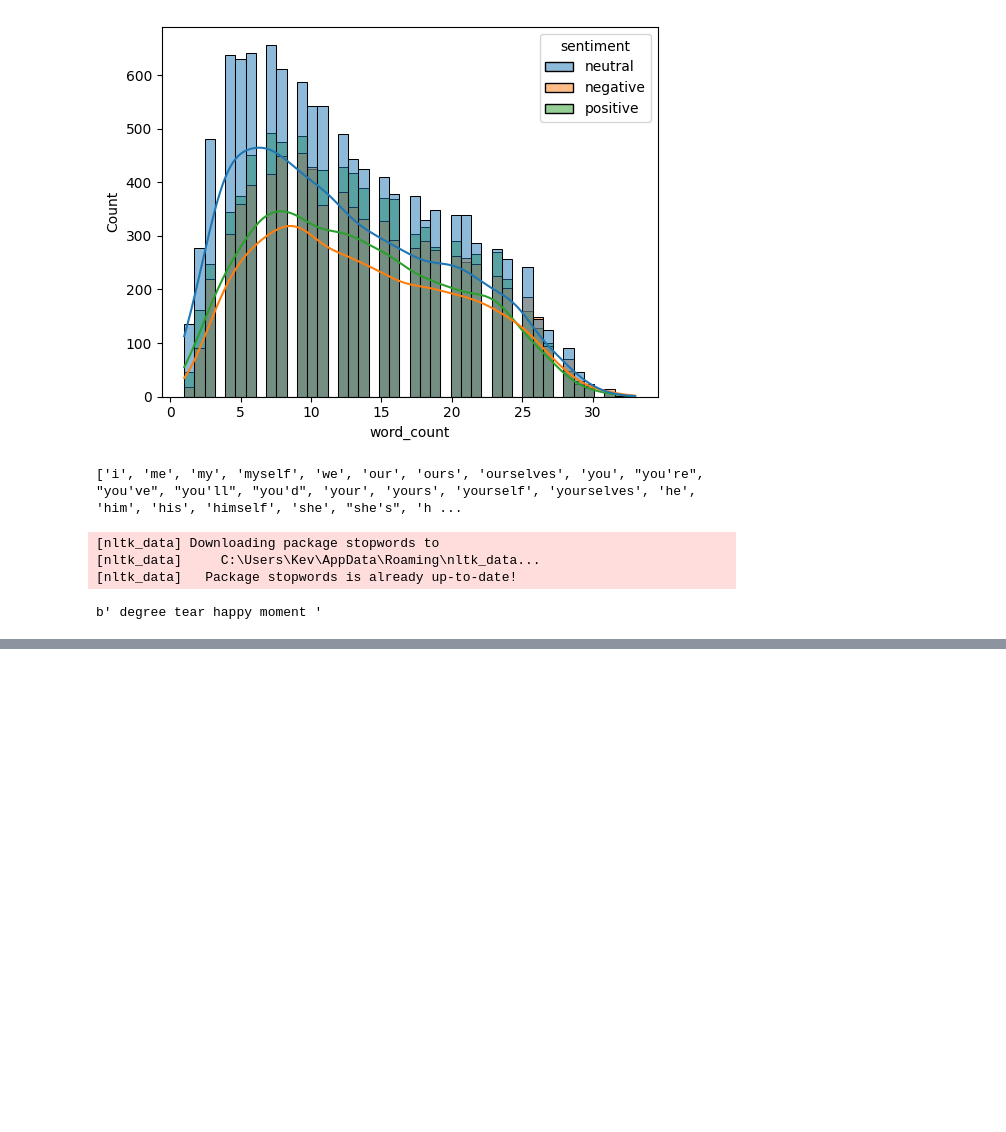
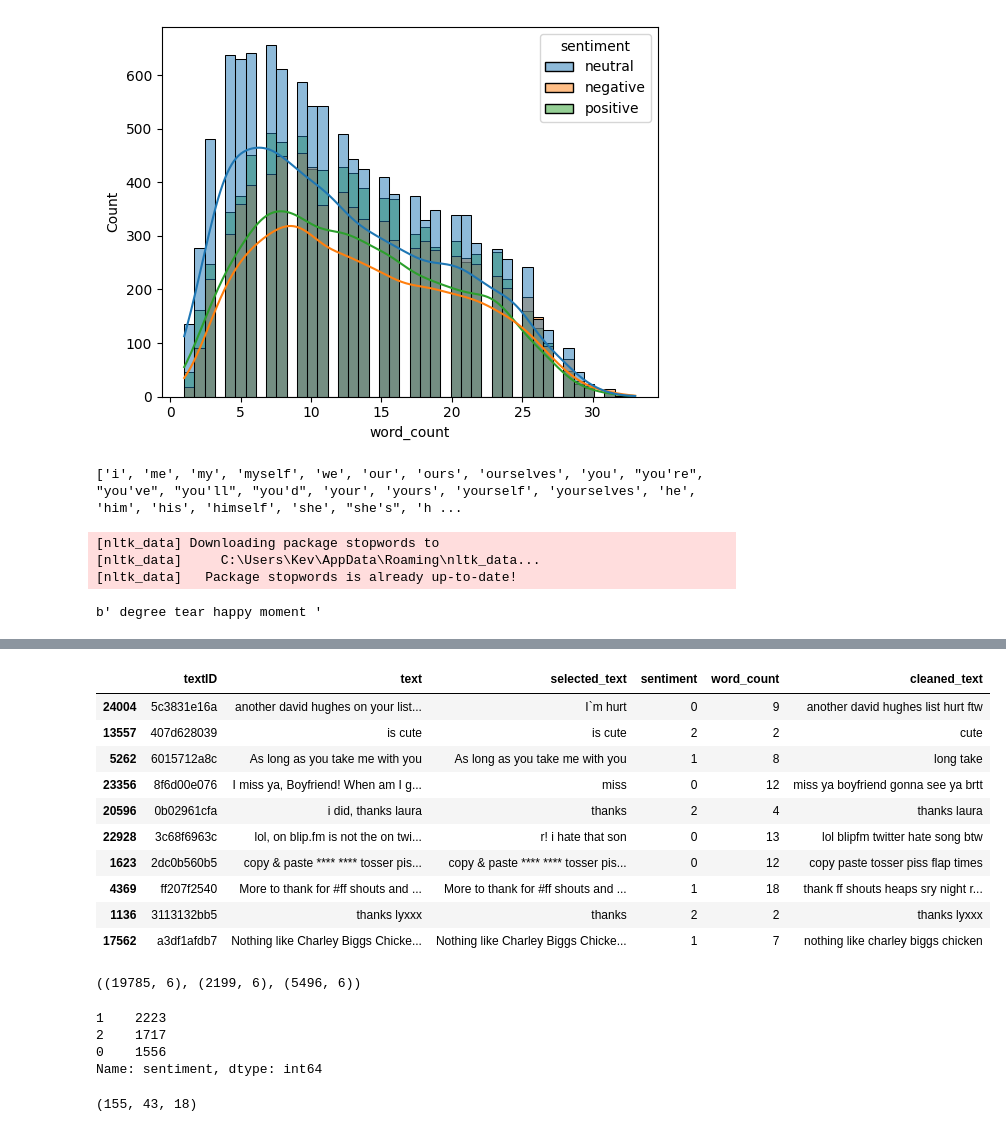
Before and after one commit to kevintervoli/Sentiment-Analysis, a Jupyter notebook: main.ipynb, the cells around one changed output, grey strips where cells are left out. Saved outputs shown, nothing was run; the diff lists cells and outputs as text; code cells hidden in the pictures; blank space fills up the shorter version.

```diff
--- a/main.ipynb
+++ b/main.ipynb
@@ -216,0 +217,45 @@ plt.show()
+# %%
+tweets_data["sentiment"]= tweets_data["sentiment"].replace({
+    "negative" :0,
+    "neutral":1,
+    "positive":2
+})
+tweets_data.sample(10)
+# %% [output]
+|  | textID | text | selected_text | sentiment | word_count | cleaned_text |
+| 24004 | 5c3831e16a | another david hughes on your list... | I`m hurt | 0 | 9 | another david hughes list hurt ftw |
+| 13557 | 407d628039 | is cute | is cute | 2 | 2 | cute |
+| 5262 | 6015712a8c | As long as you take me with you | As long as you take me with you | 1 | 8 | long take |
+| 23356 | 8f6d00e076 | I miss ya, Boyfriend! When am I g... | miss | 0 | 12 | miss ya boyfriend gonna see ya brtt |
+| 20596 | 0b02961cfa | i did, thanks laura | thanks | 2 | 4 | thanks laura |
+| 22928 | 3c68f6963c | lol, on blip.fm is not the on twi... | r! i hate that son | 0 | 13 | lol blipfm twitter hate song btw |
+| 1623 | 2dc0b560b5 | copy & paste **** **** tosser pis... | copy & paste **** **** tosser pis... | 0 | 12 | copy paste tosser piss flap times |
+| 4369 | ff207f2540 | More to thank for #ff shouts and ... | More to thank for #ff shouts and ... | 1 | 18 | thank ff shouts heaps sry night r... |
+| 1136 | 3113132bb5 | thanks lyxxx | thanks | 2 | 2 | thanks lyxxx |
+| 17562 | a3df1afdb7 | Nothing like Charley Biggs Chicke... | Nothing like Charley Biggs Chicke... | 1 | 7 | nothing like charley biggs chicken |
+# %%
+from sklearn.model_selection import train_test_split
+x_train,x_test = train_test_split(tweets_data,test_size=0.2,stratify=tweets_data["sentiment"],random_state=123)
+x_train,x_val = train_test_split(x_train,test_size=0.1,stratify=x_train["sentiment"],random_state=123)
+x_train.shape,x_val.shape, x_test.shape
+# %% [output]
+((19785, 6), (2199, 6), (5496, 6))
+# %%
+x_test["sentiment"].value_counts()
+# %% [output]
+1    2223
+2    1717
+0    1556
+Name: sentiment, dtype: int64
+# %%
+raw_train_ds = tf.data.Dataset.from_tensor_slices(
+    (x_train["text"].values,x_train["sentiment"].values)).shuffle(1024).batch(batch_size=128)
+raw_val_ds = tf.data.Dataset.from_tensor_slices(
+    (x_val["text"].values,x_val["sentiment"].values)).batch(batch_size=128)
+raw_test_ds = tf.data.Dataset.from_tensor_slices(
+    (x_test["text"].values,x_test["sentiment"].values)).batch(batch_size=128)
+
+
+len(raw_train_ds),len(raw_test_ds),len(raw_val_ds)
+# %% [output]
+(155, 43, 18)
```
Also changed, not shown: parts of 14 cells of this notebook.
